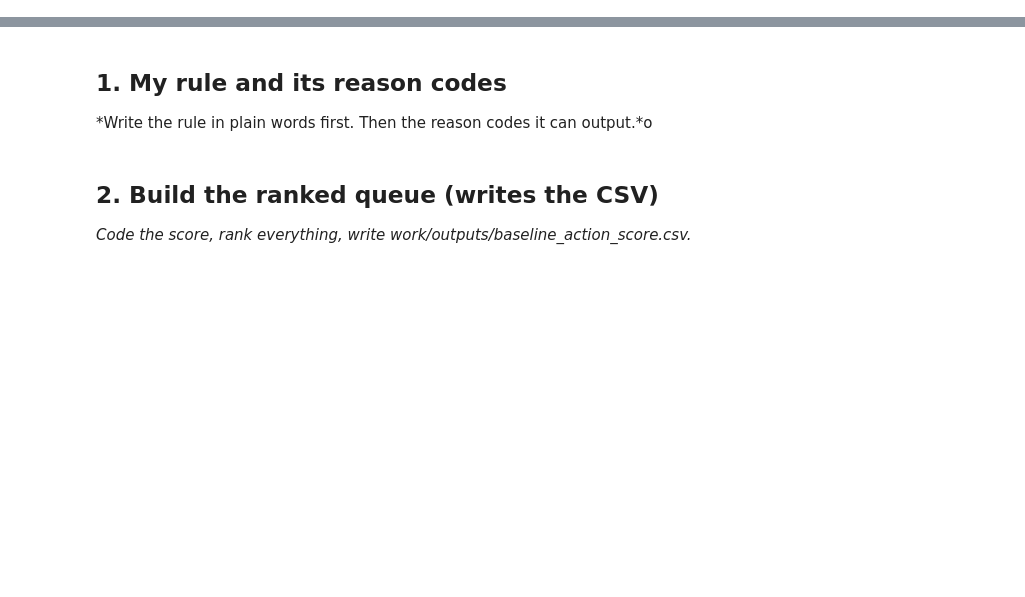
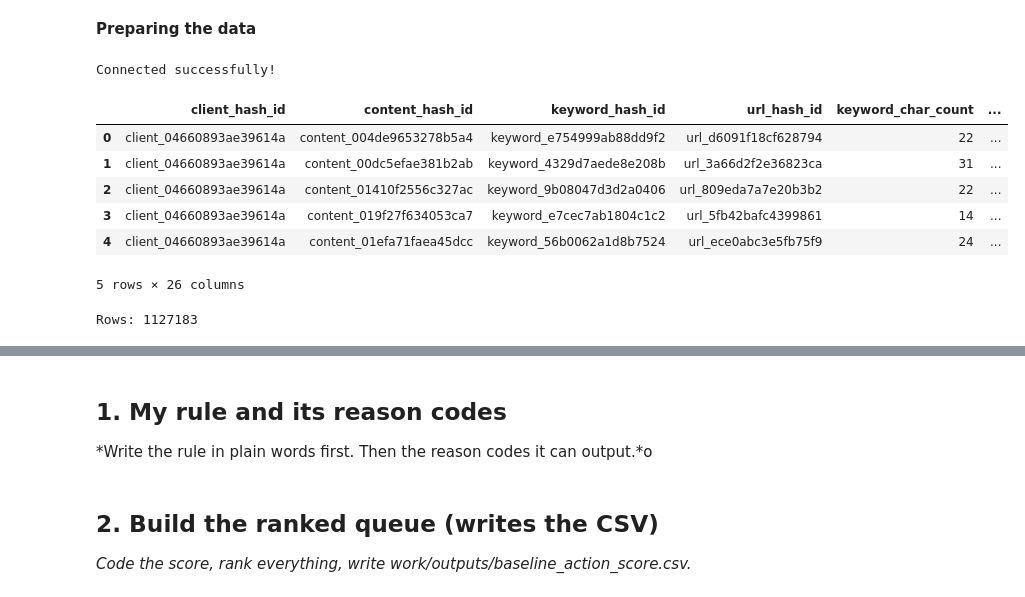
Before and after one commit to yousefwerida28/Flyrank-ML-intern, a Jupyter notebook: work/notebooks/w04_baseline_score.ipynb, the cells around one changed output, grey strips where cells are left out. Saved outputs shown, nothing was run; the diff lists cells and outputs as text; code cells hidden in the pictures; blank space fills up the shorter version.

```diff
--- a/work/notebooks/w04_baseline_score.ipynb
+++ b/work/notebooks/w04_baseline_score.ipynb
@@ -6,3 +6,70 @@
 This skeleton is yours to fill. Work the sections **in order** — each one has a one-line hint. Simple words, honest numbers.
 
 > Working with an AI assistant? Tell it to read `skills/README.md` first and load the one skill this assignment names on its card.
+# %% [markdown]
+**Preparing the data**
+# %%
+
+from google.colab import userdata
+import duckdb
+
+HF_TOKEN = userdata.get("HF_TOKEN")
+
+con = duckdb.connect()
+
+con.execute(
+    f"CREATE SECRET (TYPE huggingface, TOKEN '{HF_TOKEN}')"
+)
+
+print("Connected successfully!")
+# %% [output]
+Connected successfully!
+# %%
+df = con.sql("""
+    SELECT *
+    FROM read_parquet(
+        'hf://datasets/FlyRank/internship-warehouse/dim_content.parquet'
+    )
+    LIMIT 5
+""").df()
+
+df
+# %% [output]
+|  | client_hash_id | content_hash_id | keyword_hash_id | url_hash_id | keyword_char_count | ... |
+| 0 | client_04660893ae39614a | content_004de9653278b5a4 | keyword_e754999ab88dd9f2 | url_d6091f18cf628794 | 22 | ... |
+| 1 | client_04660893ae39614a | content_00dc5efae381b2ab | keyword_4329d7aede8e208b | url_3a66d2f2e36823ca | 31 | ... |
+| 2 | client_04660893ae39614a | content_01410f2556c327ac | keyword_9b08047d3d2a0406 | url_809eda7a7e20b3b2 | 22 | ... |
+| 3 | client_04660893ae39614a | content_019f27f634053ca7 | keyword_e7cec7ab1804c1c2 | url_5fb42bafc4399861 | 14 | ... |
+| 4 | client_04660893ae39614a | content_01efa71faea45dcc | keyword_56b0062a1d8b7524 | url_ece0abc3e5fb75f9 | 24 | ... |
+5 rows × 26 columns
+# %%
+
+staleness_df = con.sql("""
+    SELECT
+        f.report_date,
+        f.client_hash_id,
+        f.content_hash_id,
+        f.gsc_impressions,
+        f.gsc_clicks,
+        f.gsc_avg_position,
+        c.last_optimized_date,
+        DATE_DIFF(
+            'day',
+            c.last_optimized_date,
+            f.report_date
+        ) AS days_since_last_update
+    FROM read_parquet(
+        'hf://datasets/FlyRank/internship-warehouse/fact_content_daily_performance/**/*.parquet'
+    ) AS f
+    LEFT JOIN read_parquet(
+        'hf://datasets/FlyRank/internship-warehouse/dim_content.parquet'
+    ) AS c
+    ON f.content_hash_id = c.content_hash_id
+    WHERE f.month = '2026-03'
+      AND f.gsc_data_available IS TRUE
+      AND c.last_optimized_date IS NOT NULL
+""").df()
+
+print("Rows:", len(staleness_df))
+# %% [output]
+Rows: 1127183
```
Also changed, not shown: parts of 9 cells of this notebook.
